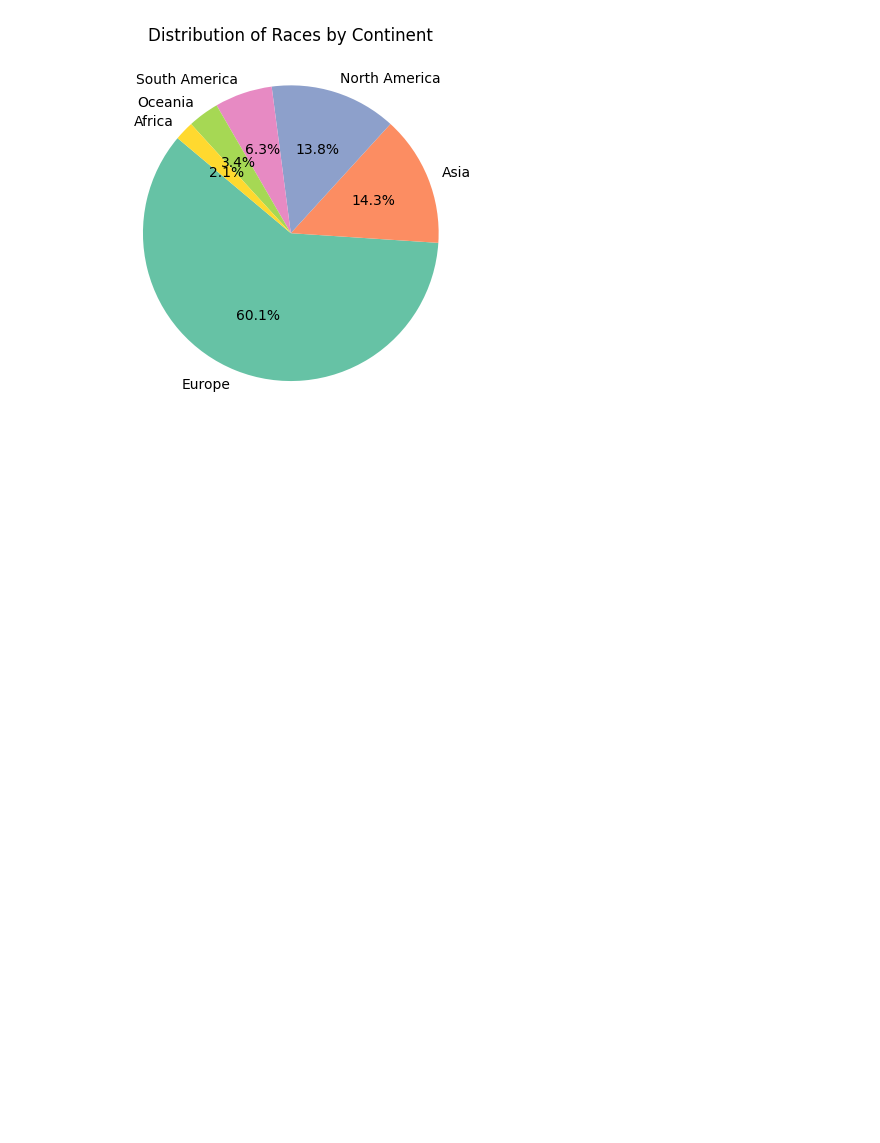
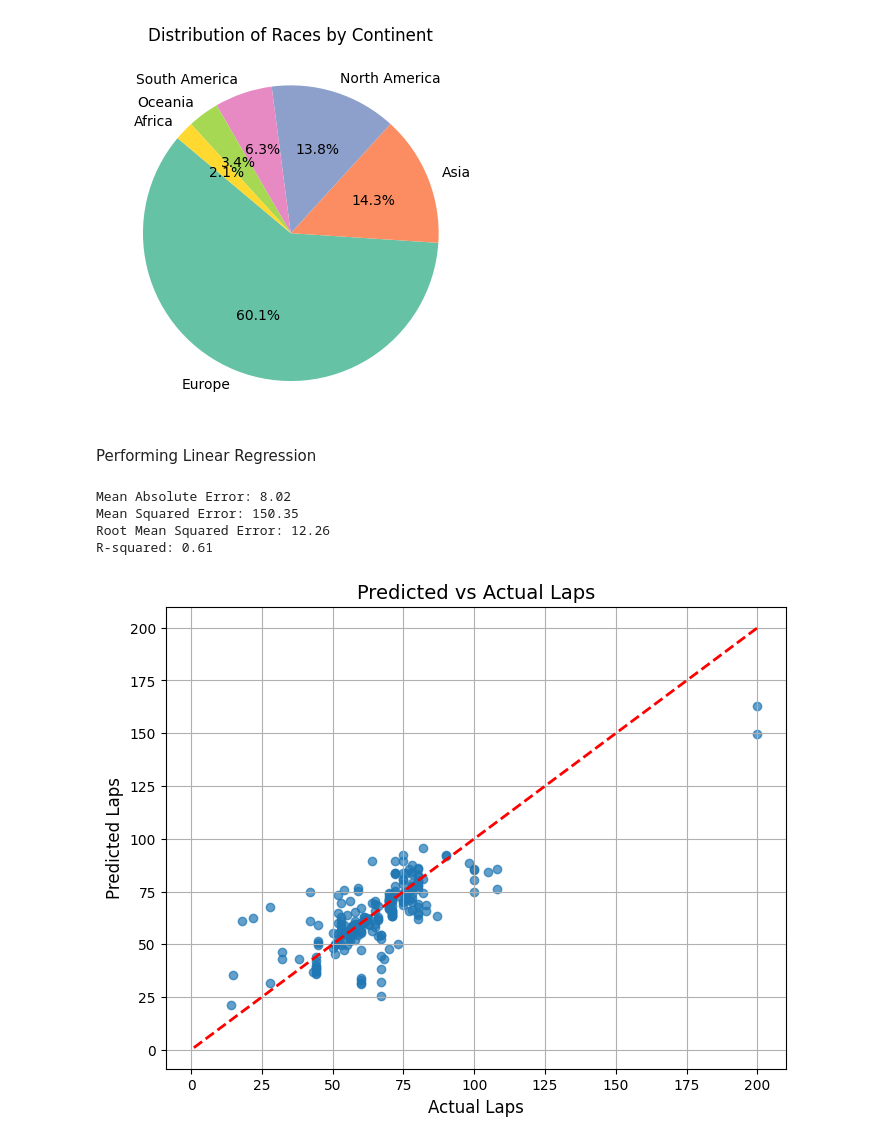
Before and after one commit to kxrrym03/Formula1-Analysis-, a Jupyter notebook: Formula1.ipynb, the cells around one changed output. Saved outputs shown, nothing was run; the diff lists cells and outputs as text; code cells hidden in the pictures; blank space fills up the shorter version.

Commit message:
Performing linear regression

```diff
--- a/Formula1.ipynb
+++ b/Formula1.ipynb
@@ -250,3 +250,5 @@ plt.title("Distribution of Races by Continent")
 plt.show()
 # %% [output]
 [figure]
+# %% [markdown]
+Performing Linear Regression
@@ -252,0 +262,63 @@ plt.show()
+# %%
+df_model = df.drop(columns=["date", "time"])
+
+# Identifying features and targets
+X = df_model.drop(columns=["laps"])
+y = df_model["laps"]
+
+# Identifying categorical columns
+categorical_cols = ["continent", "grand_prix", "circuit", "winner_name", "team"]
+
+# Preprocessing pipeline
+preprocessor = ColumnTransformer(
+    transformers=[
+        ('cat', OneHotEncoder(handle_unknown='ignore'), categorical_cols)
+    ],
+    remainder='passthrough'
+)
+
+# Splitting the dataset
+X_train, X_test, y_train, y_test = train_test_split(X, y, test_size=0.2, random_state=42)
+
+# Building the pipeline with linear regression
+pipeline = Pipeline(steps=[
+    ('preprocessor', preprocessor),
+    ('model', LinearRegression())
+])
+
+# Training the model
+pipeline.fit(X_train, y_train)
+
+# Predict
+y_pred = pipeline.predict(X_test)
+
+# Evaluation metrics
+mae = mean_absolute_error(y_test, y_pred)
+mse = mean_squared_error(y_test, y_pred)
+rmse = np.sqrt(mse)
+r2 = r2_score(y_test, y_pred)
+
+# Making predictions
+y_pred = pipeline.predict(X_test)
+
+print(f"Mean Absolute Error: {mae:.2f}")
+print(f"Mean Squared Error: {mse:.2f}")
+print(f"Root Mean Squared Error: {rmse:.2f}")
+print(f"R-squared: {r2:.2f}")
+# %% [output]
+Mean Absolute Error: 8.02
+Mean Squared Error: 150.35
+Root Mean Squared Error: 12.26
+R-squared: 0.61
+# %%
+# Scatter plot of actual vs predicted laps
+plt.figure(figsize=(8, 6))
+plt.scatter(y_test, y_pred, alpha=0.7)
+plt.plot([y.min(), y.max()], [y.min(), y.max()], 'r--', lw=2)
+plt.title("Predicted vs Actual Laps", fontsize=14)
+plt.xlabel("Actual Laps", fontsize=12)
+plt.ylabel("Predicted Laps", fontsize=12)
+plt.grid(True)
+plt.show()
+# %% [output]
+[figure, added]
```
Also changed, not shown: parts of 1 cell of this notebook.
